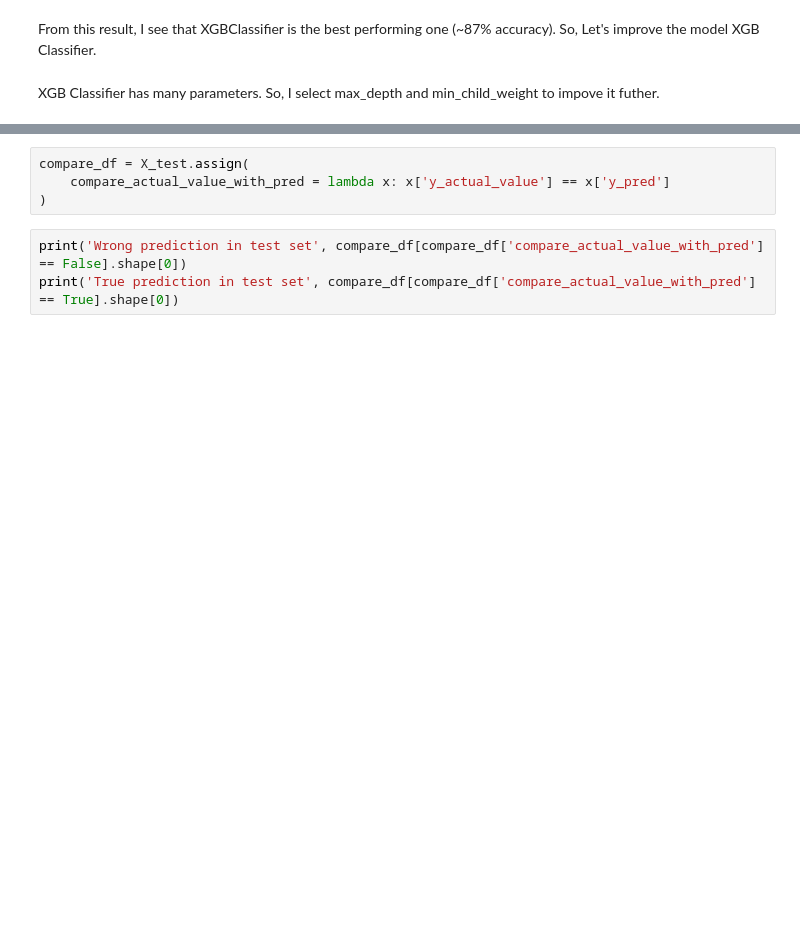
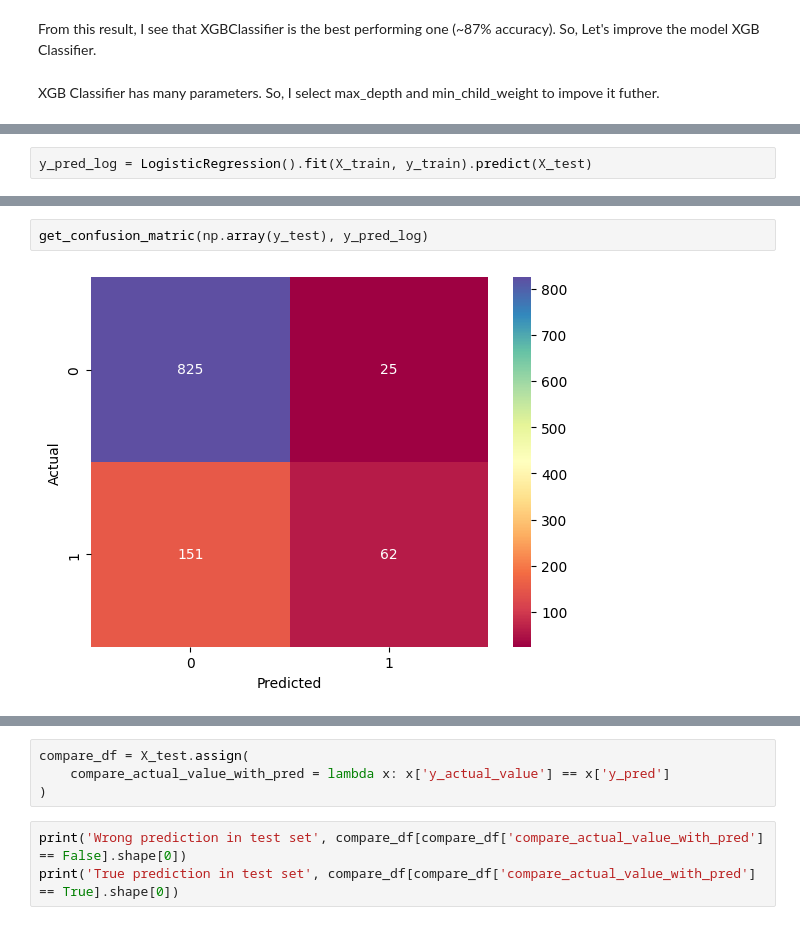
Before and after one commit to Esthercute/CS114.O11-22520955, a Jupyter notebook: CS114.ipynb, the cells around one changed output, grey strips where cells are left out. Cells and saved outputs as stored; diff of their text form; blank space fills up the shorter version.

```diff
--- a/CS114.ipynb
+++ b/CS114.ipynb
@@ -480,0 +523,2 @@ y_pred = refined_xgb.predict(X_test)
+# %%
+y_pred_log = LogisticRegression().fit(X_train, y_train).predict(X_test)
@@ -480,0 +540,4 @@ y_pred = refined_xgb.predict(X_test)
+# %%
+get_confusion_matric(np.array(y_test), y_pred_log)
+# %% [output]
+[figure, added]
```
Also changed, not shown: parts of 27 cells of this notebook.
